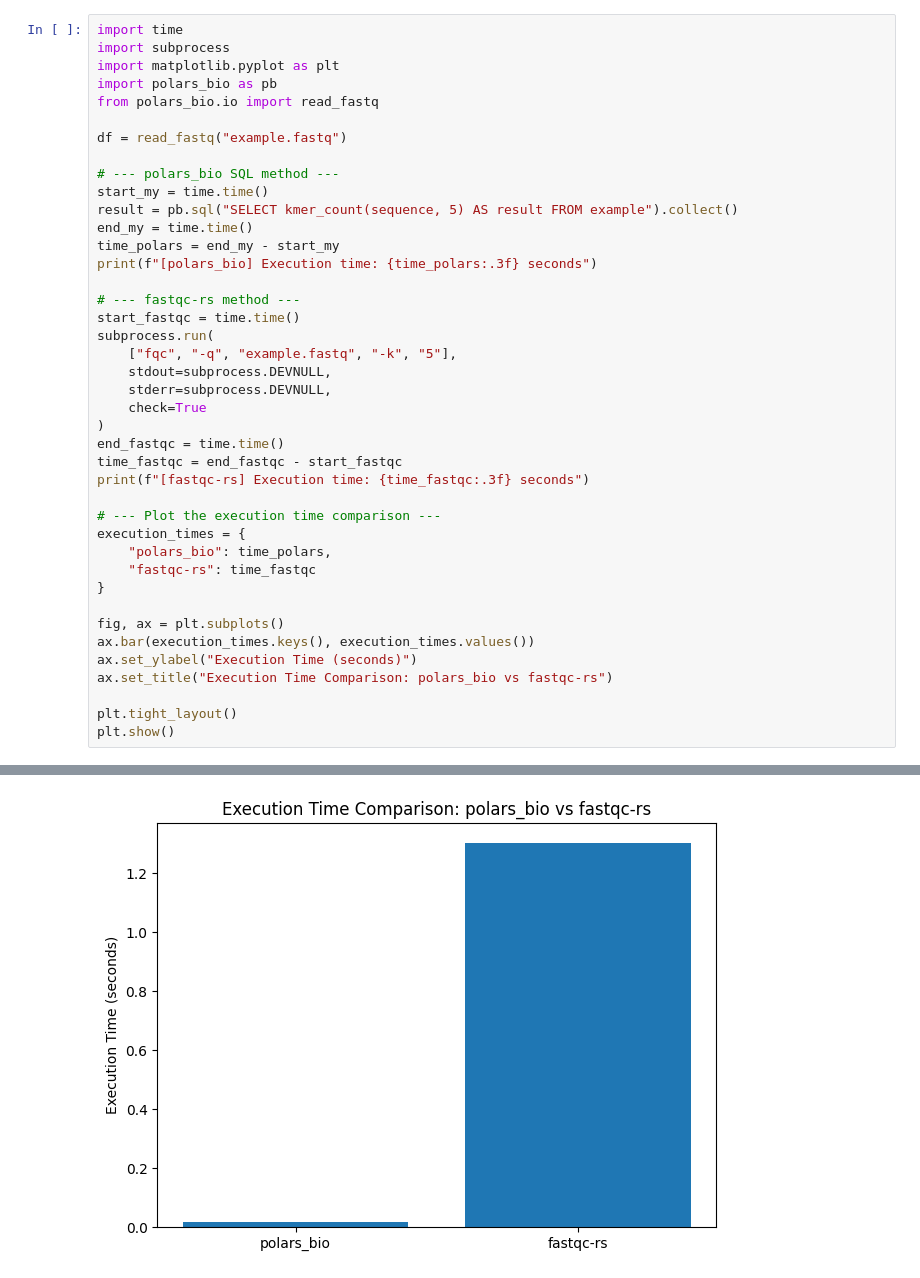
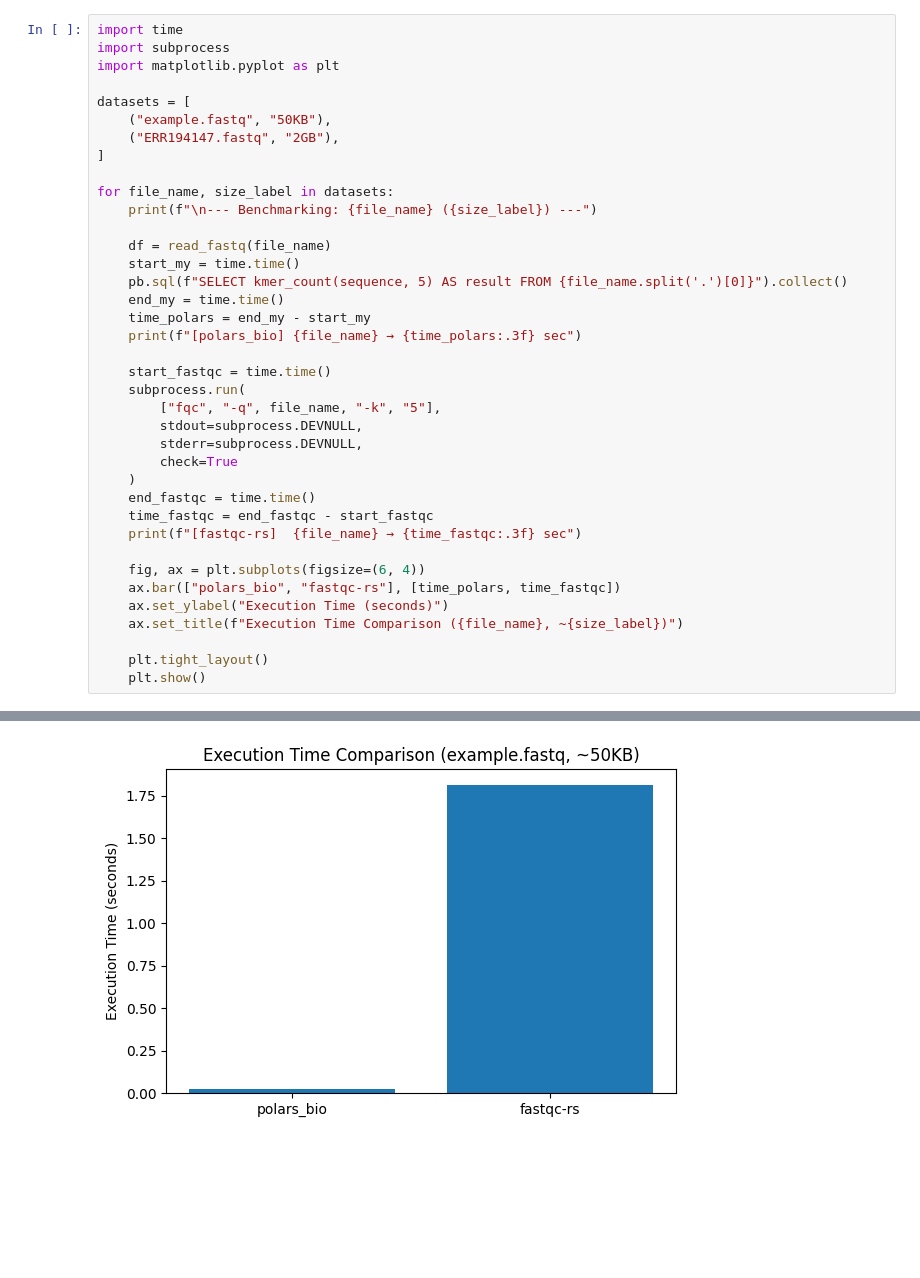
Before and after one commit to krzysztofkluczynski/polars-bio, a Jupyter notebook: tbd_playground.ipynb, the cells around one changed output, grey strips where cells are left out. Drawn from its saved outputs; the diff is of its cells as text; blank space fills up the shorter version.

```diff
--- a/tbd_playground.ipynb
+++ b/tbd_playground.ipynb
@@ -62,42 +115,39 @@ pb.plot_kmer_counts(sql_result, top_n=70)
 import time
 import subprocess
 import matplotlib.pyplot as plt
-import polars_bio as pb
-from polars_bio.io import read_fastq
 
-df = read_fastq("example.fastq")
+datasets = [
+    ("example.fastq", "50KB"),
+    ("ERR194147.fastq", "2GB"),
+]
 
-# --- polars_bio SQL method ---
-start_my = time.time()
-result = pb.sql("SELECT kmer_count(sequence, 5) AS result FROM example").collect()
-end_my = time.time()
-time_polars = end_my - start_my
-print(f"[polars_bio] Execution time: {time_polars:.3f} seconds")
+for file_name, size_label in datasets:
+    print(f"\n--- Benchmarking: {file_name} ({size_label}) ---")
 
-# --- fastqc-rs method ---
-start_fastqc = time.time()
-subprocess.run(
-    ["fqc", "-q", "example.fastq", "-k", "5"],
-    stdout=subprocess.DEVNULL,
-    stderr=subprocess.DEVNULL,
-    check=True
-)
-end_fastqc = time.time()
-time_fastqc = end_fastqc - start_fastqc
-print(f"[fastqc-rs] Execution time: {time_fastqc:.3f} seconds")
+    df = read_fastq(file_name)
+    start_my = time.time()
+    pb.sql(f"SELECT kmer_count(sequence, 5) AS result FROM {file_name.split('.')[0]}").collect()
+    end_my = time.time()
+    time_polars = end_my - start_my
+    print(f"[polars_bio] {file_name} → {time_polars:.3f} sec")
 
-# --- Plot the execution time comparison ---
-execution_times = {
-    "polars_bio": time_polars,
-    "fastqc-rs": time_fastqc
-}
+    start_fastqc = time.time()
+    subprocess.run(
+        ["fqc", "-q", file_name, "-k", "5"],
+        stdout=subprocess.DEVNULL,
+        stderr=subprocess.DEVNULL,
+        check=True
+    )
+    end_fastqc = time.time()
+    time_fastqc = end_fastqc - start_fastqc
+    print(f"[fastqc-rs]  {file_name} → {time_fastqc:.3f} sec")
 
-fig, ax = plt.subplots()
-ax.bar(execution_times.keys(), execution_times.values())
-ax.set_ylabel("Execution Time (seconds)")
-ax.set_title("Execution Time Comparison: polars_bio vs fastqc-rs")
+    fig, ax = plt.subplots(figsize=(6, 4))
+    ax.bar(["polars_bio", "fastqc-rs"], [time_polars, time_fastqc])
+    ax.set_ylabel("Execution Time (seconds)")
+    ax.set_title(f"Execution Time Comparison ({file_name}, ~{size_label})")
 
-plt.tight_layout()
-plt.show()
+    plt.tight_layout()
+    plt.show()
 # %% [output]
 INFO:polars_bio:Table: example registered for path: example.fastq
@@ -106 +157 @@ INFO:polars_bio:Table: example registered for path: example.fastq
-[figure, old version]
+[figure, new version]
```
Also changed, not shown: parts of 13 cells of this notebook, 2 other files.
